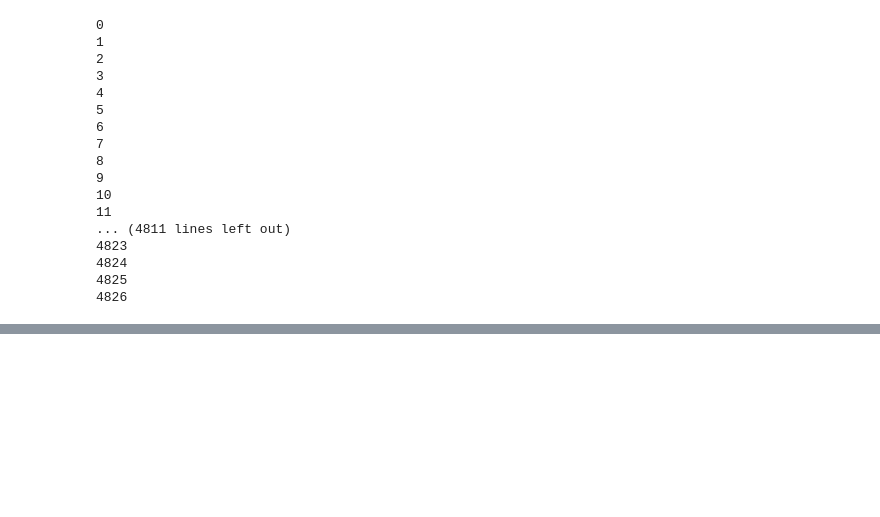
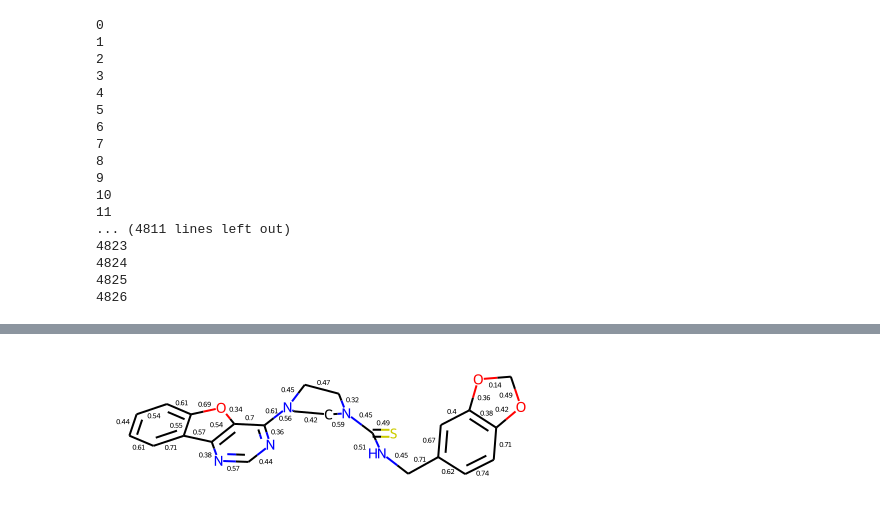
Before and after one commit to SCSE-Biomedical-Computing-Group/XGDP, a Jupyter notebook: explore_saliency.ipynb, the cells around one changed output, grey strips where cells are left out. Drawn from its saved outputs; the diff is of its cells as text; code cells hidden in the pictures; blank space fills up the shorter version.

```diff
--- a/explore_saliency.ipynb
+++ b/explore_saliency.ipynb
@@ -422,0 +875,4 @@ for idx, data in enumerate(test_loader):
+# %%
+mol
+# %% [output]
+[figure, added]
```
Also changed, not shown: parts of 50 cells of this notebook, 2 other files.
